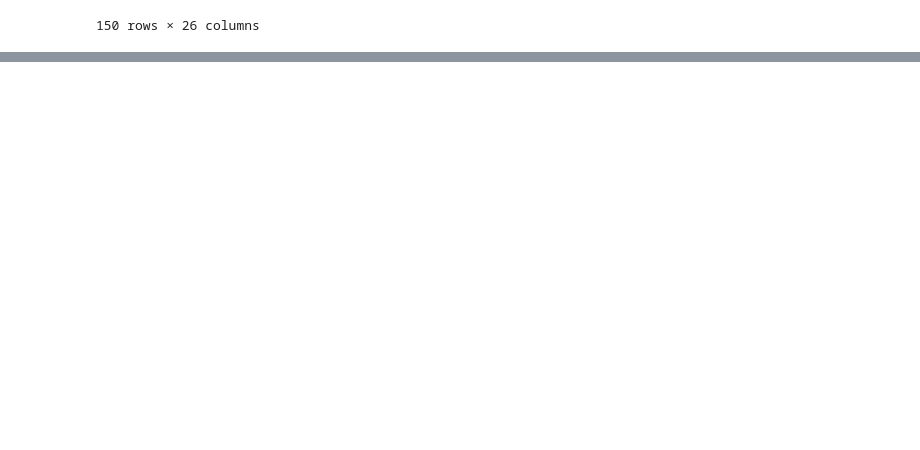
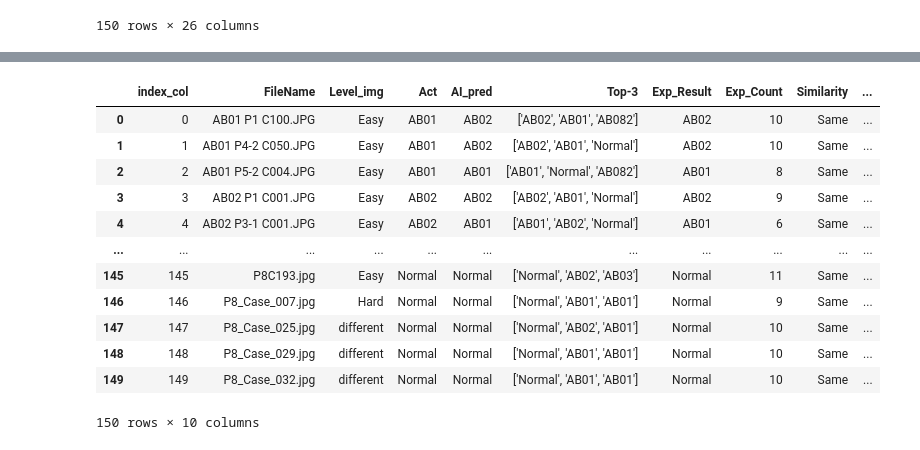
Before and after one commit to Peckkie/Experiment_Evaluation_CCA, a Jupyter notebook: Checking_Result_ExpRadio_Wrong.ipynb, the cells around one changed output, grey strips where cells are left out. Drawn from its saved outputs; the diff is of its cells as text; code cells hidden in the pictures; blank space fills up the shorter version.

```diff
--- a/Checking_Result_ExpRadio_Wrong.ipynb
+++ b/Checking_Result_ExpRadio_Wrong.ipynb
@@ -86,0 +425,21 @@ df_['Result_Act']  = a_
+# %%
+Table=[]
+for i in range(len(result)):
+    Table.append({'index_col':result.index_col[i], 'FileName':result.FileName[i], 'Level_img':result.tagName0[i], 'Act':result.Sub_class_New[i], 'AI_pred':result.category[i],
+                  'Top-3':result.Top3_category[i], 'Exp_Result':result.Dup_clas[i], 'Exp_Count':result.Result_count[i], 'Similarity':result.Result_AI[i], 'Act_Result':result.Result_max[i]})
+Abndf = pd.DataFrame(Table)
+Abndf
+# %% [output]
+|  | index_col | FileName | Level_img | Act | AI_pred | Top-3 | Exp_Result | Exp_Count | Similarity | ... |
+| 0 | 0 | AB01 P1 C100.JPG | Easy | AB01 | AB02 | ['AB02', 'AB01', 'AB082'] | AB02 | 10 | Same | ... |
+| 1 | 1 | AB01 P4-2 C050.JPG | Easy | AB01 | AB02 | ['AB02', 'AB01', 'Normal'] | AB02 | 10 | Same | ... |
+| 2 | 2 | AB01 P5-2 C004.JPG | Easy | AB01 | AB01 | ['AB01', 'Normal', 'AB082'] | AB01 | 8 | Same | ... |
+| 3 | 3 | AB02 P1 C001.JPG | Easy | AB02 | AB02 | ['AB02', 'AB01', 'Normal'] | AB02 | 9 | Same | ... |
+| 4 | 4 | AB02 P3-1 C001.JPG | Easy | AB02 | AB01 | ['AB01', 'AB02', 'Normal'] | AB01 | 6 | Same | ... |
+| ... | ... | ... | ... | ... | ... | ... | ... | ... | ... | ... |
+| 145 | 145 | P8C193.jpg | Easy | Normal | Normal | ['Normal', 'AB02', 'AB03'] | Normal | 11 | Same | ... |
+| 146 | 146 | P8_Case_007.jpg | Hard | Normal | Normal | ['Normal', 'AB01', 'AB01'] | Normal | 9 | Same | ... |
+| 147 | 147 | P8_Case_025.jpg | different | Normal | Normal | ['Normal', 'AB02', 'AB01'] | Normal | 10 | Same | ... |
+| 148 | 148 | P8_Case_029.jpg | different | Normal | Normal | ['Normal', 'AB01', 'AB01'] | Normal | 10 | Same | ... |
+| 149 | 149 | P8_Case_032.jpg | different | Normal | Normal | ['Normal', 'AB01', 'AB01'] | Normal | 10 | Same | ... |
+150 rows × 10 columns
```
Also changed, not shown: parts of 20 cells of this notebook.
